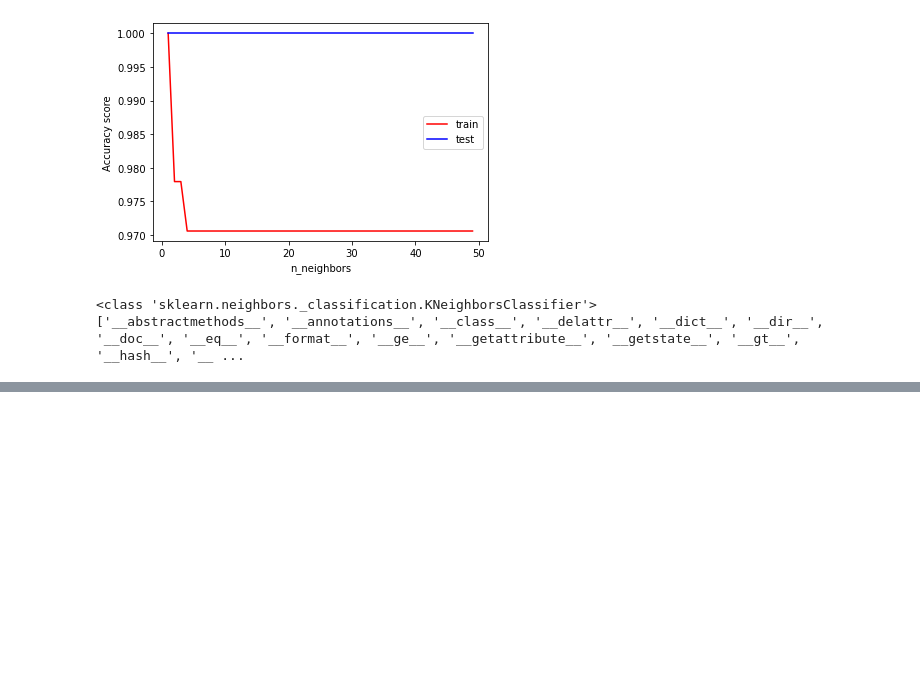
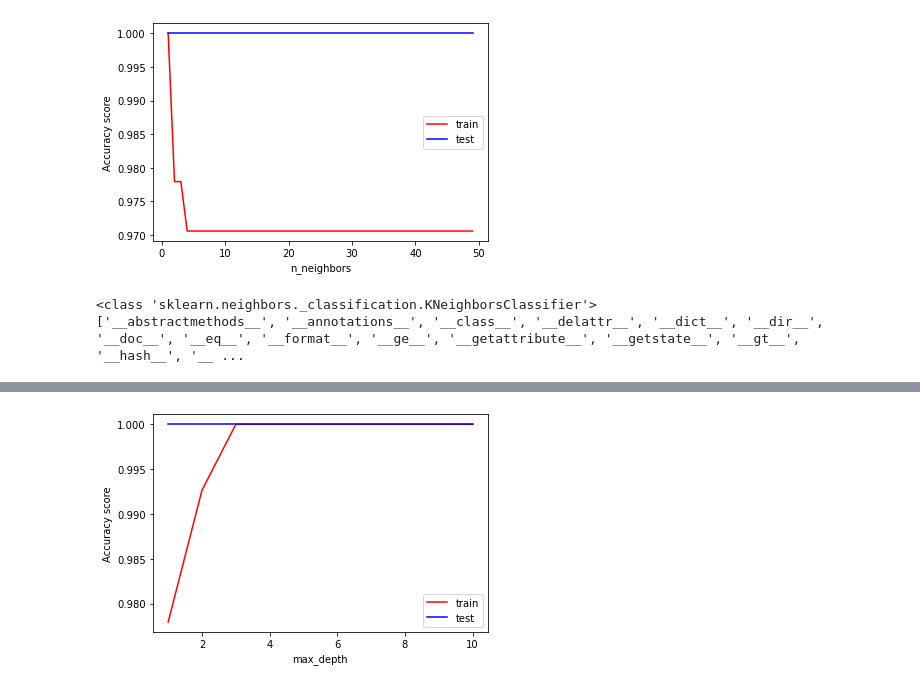
Before and after one commit to MaSOouD69/Divorce, a Jupyter notebook: Divorce Prediction.ipynb, the cells around one changed output, grey strips where cells are left out. Drawn from its saved outputs; the diff is of its cells as text; code cells hidden in the pictures; blank space fills up the shorter version.

```diff
--- a/Divorce Prediction.ipynb
+++ b/Divorce Prediction.ipynb
@@ -515,0 +592,11 @@ print(dir(knn))
+# %%
+# Plot the accuracies
+plt.figure()
+plt.plot(depths, train_acc_ss, c='red', label='train')
+plt.plot(depths, test_acc_ss, c='blue', label='test')
+plt.xlabel("max_depth")
+plt.ylabel("Accuracy score")
+plt.legend()
+plt.show()
+# %% [output]
+[figure, added]
```
Also changed, not shown: parts of 7 cells of this notebook.
